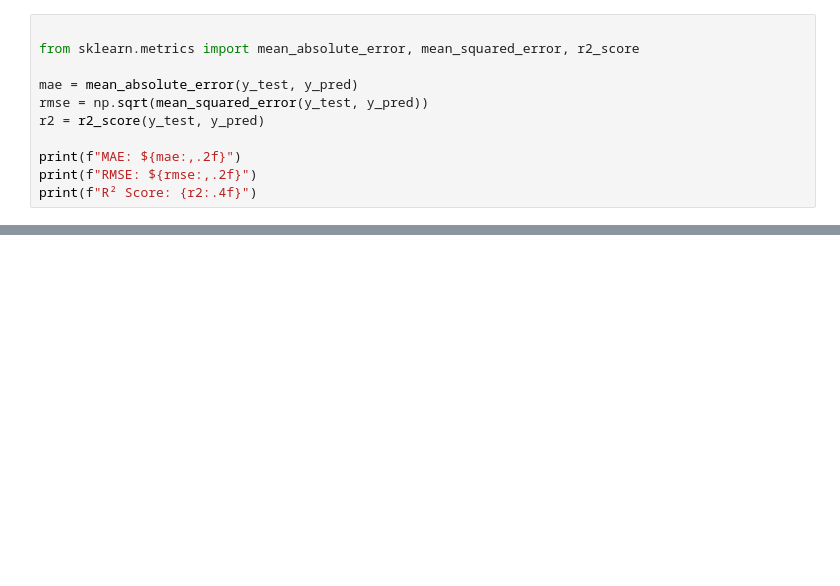
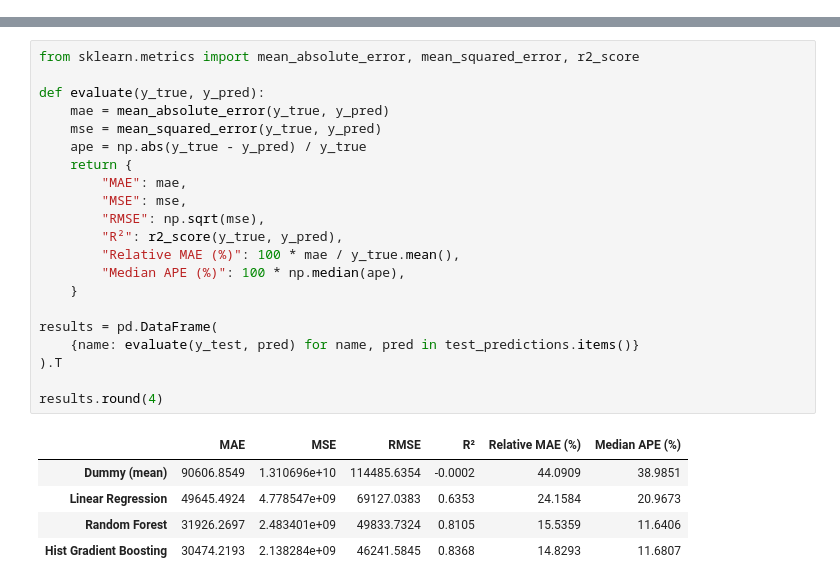
Before and after one commit to Ayda-Karimzadeh/house-price-prediction-linear-regression, a Jupyter notebook: notebooks/05_evaluation.ipynb, the cells around one changed output, grey strips where cells are left out. Cells and saved outputs as stored; diff of their text form; blank space fills up the shorter version.

```diff
--- a/notebooks/05_evaluation.ipynb
+++ b/notebooks/05_evaluation.ipynb
@@ -30,11 +34,0 @@ Three regression metrics are calculated to evaluate the model's predictions agai
-# %%
-
-from sklearn.metrics import mean_absolute_error, mean_squared_error, r2_score
-
-mae = mean_absolute_error(y_test, y_pred)
-rmse = np.sqrt(mean_squared_error(y_test, y_pred))
-r2 = r2_score(y_test, y_pred)
-
-print(f"MAE: ${mae:,.2f}")
-print(f"RMSE: ${rmse:,.2f}")
-print(f"R² Score: {r2:.4f}")
@@ -58,0 +46,27 @@ Although the model provides a useful baseline for predicting median house values
+# %%
+from sklearn.metrics import mean_absolute_error, mean_squared_error, r2_score
+
+def evaluate(y_true, y_pred):
+    mae = mean_absolute_error(y_true, y_pred)
+    mse = mean_squared_error(y_true, y_pred)
+    ape = np.abs(y_true - y_pred) / y_true
+    return {
+        "MAE": mae,
+        "MSE": mse,
+        "RMSE": np.sqrt(mse),
+        "R²": r2_score(y_true, y_pred),
+        "Relative MAE (%)": 100 * mae / y_true.mean(),
+        "Median APE (%)": 100 * np.median(ape),
+    }
+
+results = pd.DataFrame(
+    {name: evaluate(y_test, pred) for name, pred in test_predictions.items()}
+).T
+
+results.round(4)
+# %% [output]
+|  | MAE | MSE | RMSE | R² | Relative MAE (%) | Median APE (%) |
+| Dummy (mean) | 90606.8549 | 1.310696e+10 | 114485.6354 | -0.0002 | 44.0909 | 38.9851 |
+| Linear Regression | 49645.4924 | 4.778547e+09 | 69127.0383 | 0.6353 | 24.1584 | 20.9673 |
+| Random Forest | 31926.2697 | 2.483401e+09 | 49833.7324 | 0.8105 | 15.5359 | 11.6406 |
+| Hist Gradient Boosting | 30474.2193 | 2.138284e+09 | 46241.5845 | 0.8368 | 14.8293 | 11.6807 |
```
Also changed, not shown: parts of 24 cells of this notebook, 10 other files.
